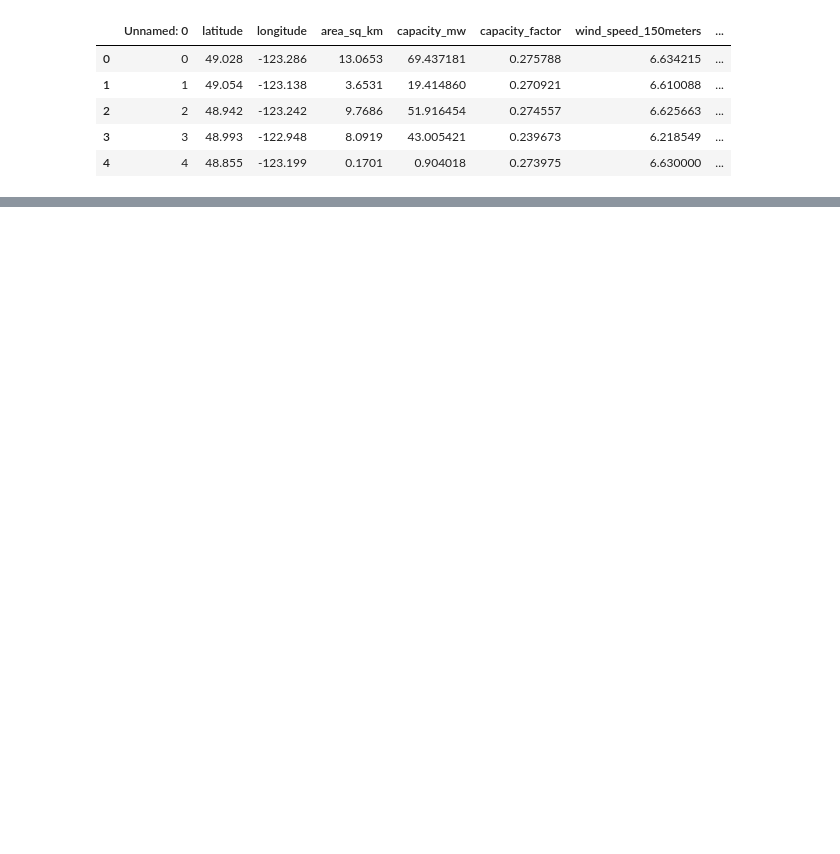
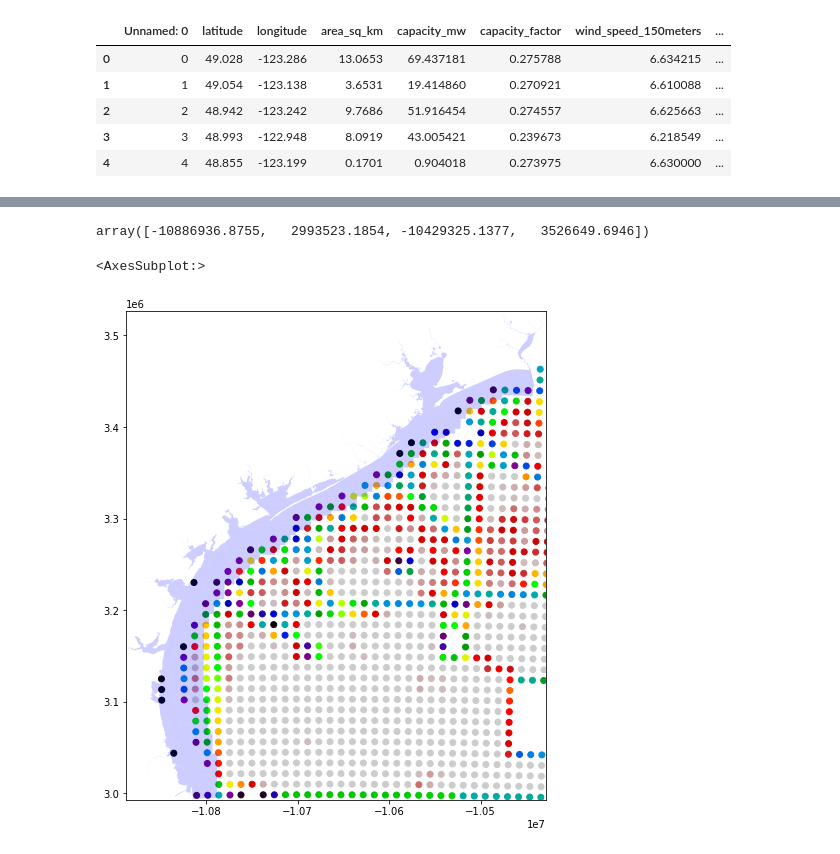
Before and after one commit to thomasmortiz/geospatial, a Jupyter notebook: TexasWindPower.ipynb, the cells around one changed output, grey strips where cells are left out. Cells and saved outputs as stored; diff of their text form; code cells hidden in the pictures; blank space fills up the shorter version.

```diff
--- a/TexasWindPower.ipynb
+++ b/TexasWindPower.ipynb
@@ -210,0 +192,13 @@ sub_land.plot(ax=ax, alpha=0.2, color="blue")
+# %%
+sub_land.total_bounds
+# %% [output]
+array([-10886936.8755,   2993523.1854, -10429325.1377,   3526649.6946])
+# %%
+fig, ax = plt.subplots(figsize=(12,9))
+ax.set_xlim([-10887000, -10429000])
+ax.set_ylim([2993000, 3527000])
+nrel_open_gdf.plot(ax=ax, column="capacity_mw", cmap ="nipy_spectral")
+sub_land.plot(ax=ax, alpha=0.2, color="blue")
+# %% [output]
+<AxesSubplot:>
+[figure, added]
```
Also changed, not shown: parts of 27 cells of this notebook.
